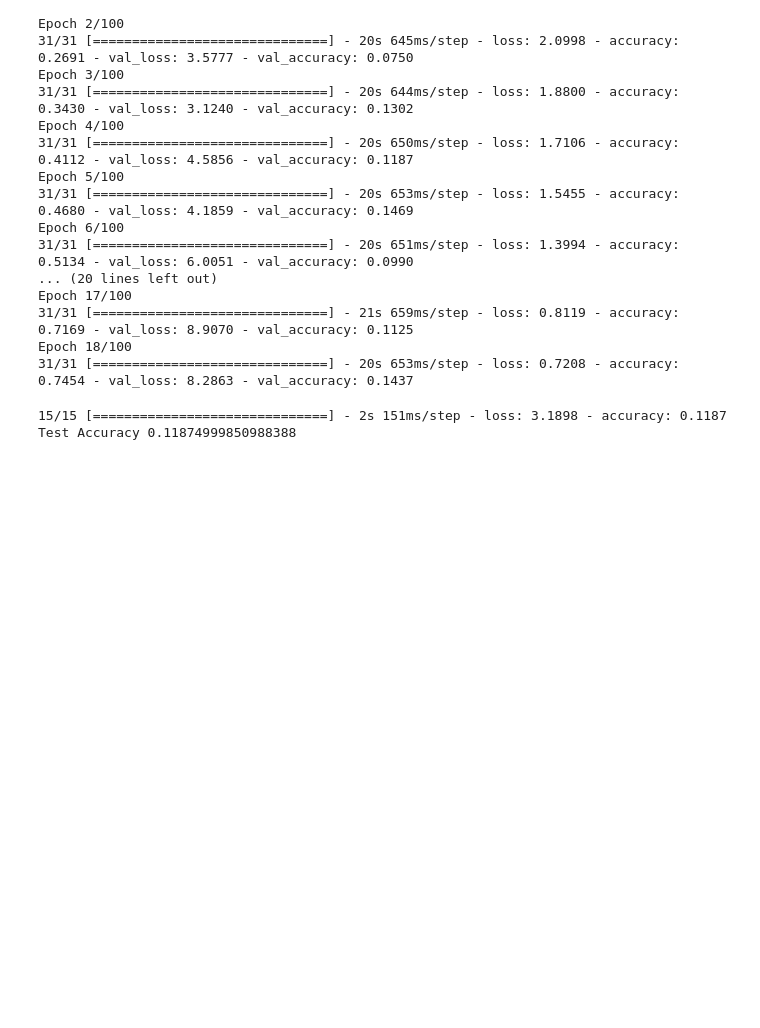
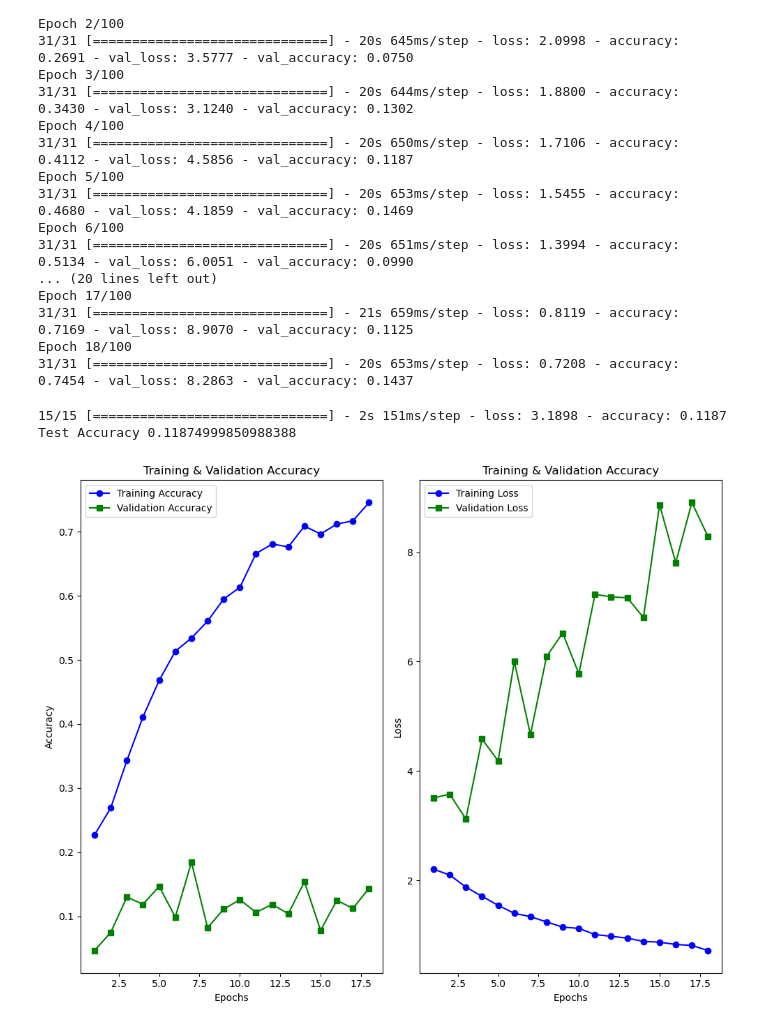
Before and after one commit to MaukanMir/Bird-Image-Classification, a Jupyter notebook: training.ipynb, the cells around one changed output. Drawn from its saved outputs; the diff is of its cells as text; code cells hidden in the pictures; blank space fills up the shorter version.

```diff
--- a/training.ipynb
+++ b/training.ipynb
@@ -372,3 +372,7 @@ print("Test Accuracy", test_acc)
 # %% [output]
 15/15 [==============================] - 2s 151ms/step - loss: 3.1898 - accuracy: 0.1187
 Test Accuracy 0.11874999850988388
+# %%
+plot_learning_curves(history)
+# %% [output]
+[figure, added]
```
